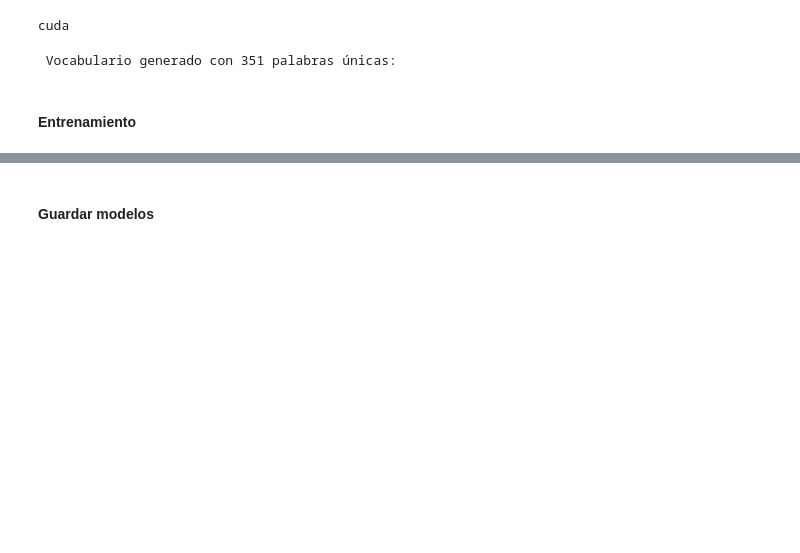
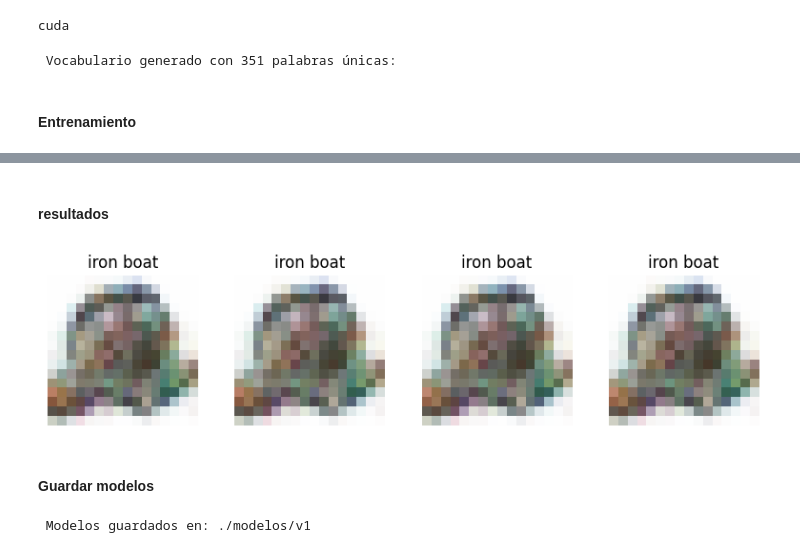
Before and after one commit to Alvarofp537/PCD, a Jupyter notebook: GAN_mine.ipynb, the cells around one changed output, grey strips where cells are left out. Drawn from its saved outputs; the diff is of its cells as text; code cells hidden in the pictures; blank space fills up the shorter version.

```diff
--- a/GAN_mine.ipynb
+++ b/GAN_mine.ipynb
@@ -275,7 +350,29 @@ for epoch in range(num_epochs):
+# %% [markdown]
+#### resultados
+# %%
+# Generar y mostrar
+prompt = "iron boat"
+resultados = generar_imagenes(G, txt_emb, prompt)
+mostrar_resultados(resultados)
+# %% [output]
+[figure, added]
 # %% [markdown]
 #### Guardar modelos
 # %%
 # GUARDAR MODELOS
-torch.save(G.state_dict(), "generator_cgan16.pth")
-torch.save(D.state_dict(), "discriminator_cgan16.pth")
-print(" Modelos guardados.")
+import os
+import torch
+
+version = "v1"
+save_dir = f"./modelos/{version}"
+
+os.makedirs(save_dir, exist_ok=True)
+
+# === Guardar modelos ===
+torch.save(G.state_dict(), os.path.join(save_dir, "generator.pth"))
+torch.save(D.state_dict(), os.path.join(save_dir, "discriminator.pth"))
+torch.save(txt_emb.state_dict(), os.path.join(save_dir, "text_embedding.pth"))
+
+print(f" Modelos guardados en: {save_dir}")
+# %% [output]
+ Modelos guardados en: ./modelos/v1
```
Also changed, not shown: parts of 6 cells of this notebook, 3 other files.
